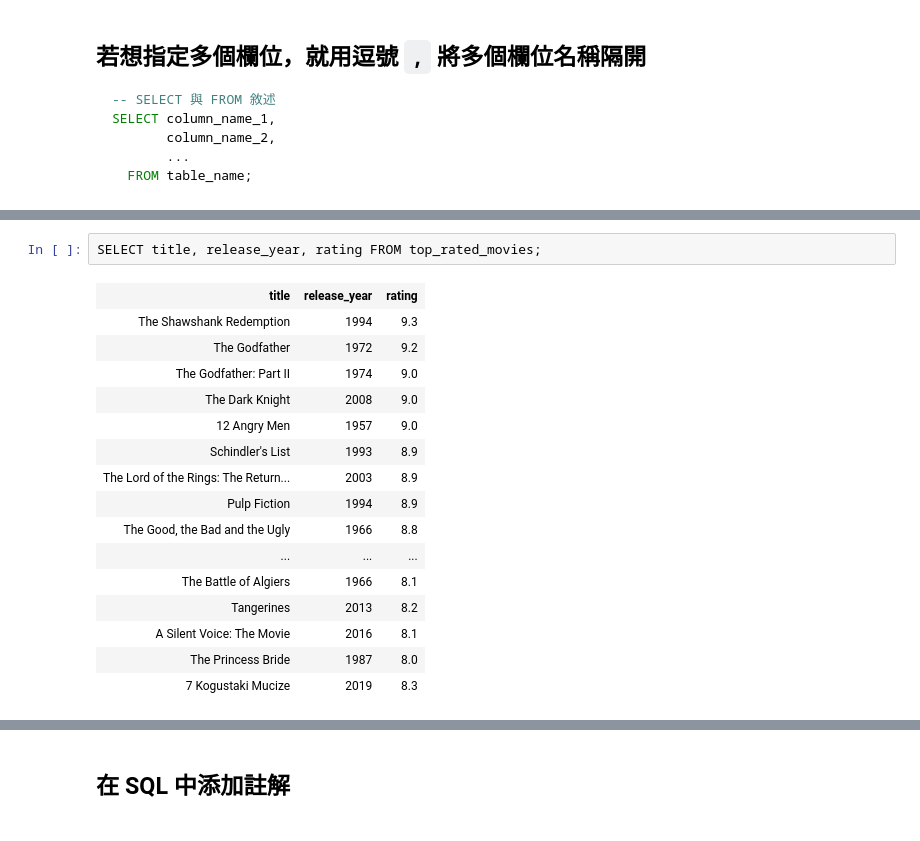
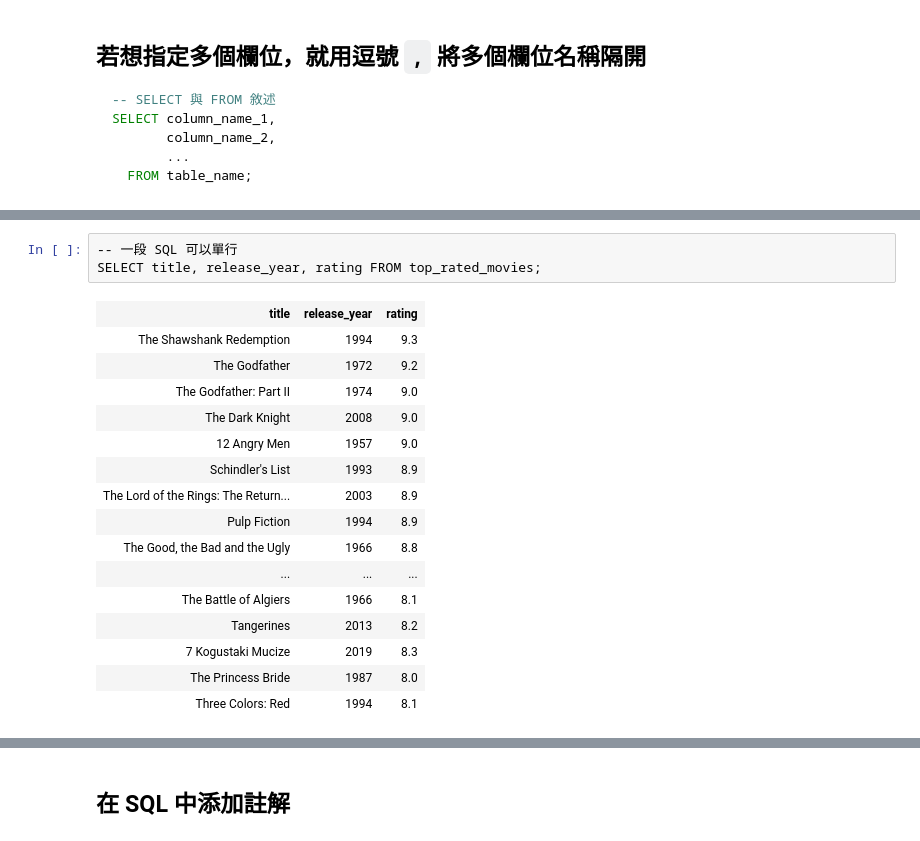
Before and after one commit to datainpoint/classroom-hahow-sqlfifty, a Jupyter notebook: 02-select-from/slides.ipynb, the cells around one changed output, grey strips where cells are left out. Saved outputs shown, nothing was run; the diff lists cells and outputs as text.

```diff
--- a/02-select-from/slides.ipynb
+++ b/02-select-from/slides.ipynb
@@ -140,19 +143,20 @@ select title,
 # %%
+-- 一段 SQL 可以單行
 SELECT title, release_year, rating FROM top_rated_movies;
 # %% [output]
 | title | release_year | rating |
 | The Shawshank Redemption | 1994 | 9.3 |
 | The Godfather | 1972 | 9.2 |
 | The Godfather: Part II | 1974 | 9.0 |
 | The Dark Knight | 2008 | 9.0 |
 | 12 Angry Men | 1957 | 9.0 |
 | Schindler's List | 1993 | 8.9 |
 | The Lord of the Rings: The Return... | 2003 | 8.9 |
 | Pulp Fiction | 1994 | 8.9 |
 | The Good, the Bad and the Ugly | 1966 | 8.8 |
 | ... | ... | ... |
 | The Battle of Algiers | 1966 | 8.1 |
 | Tangerines | 2013 | 8.2 |
-| A Silent Voice: The Movie | 2016 | 8.1 |
+| 7 Kogustaki Mucize | 2019 | 8.3 |
 | The Princess Bride | 1987 | 8.0 |
-| 7 Kogustaki Mucize | 2019 | 8.3 |
+| Three Colors: Red | 1994 | 8.1 |
```
Also changed, not shown: parts of 22 cells of this notebook, 8 other files.
